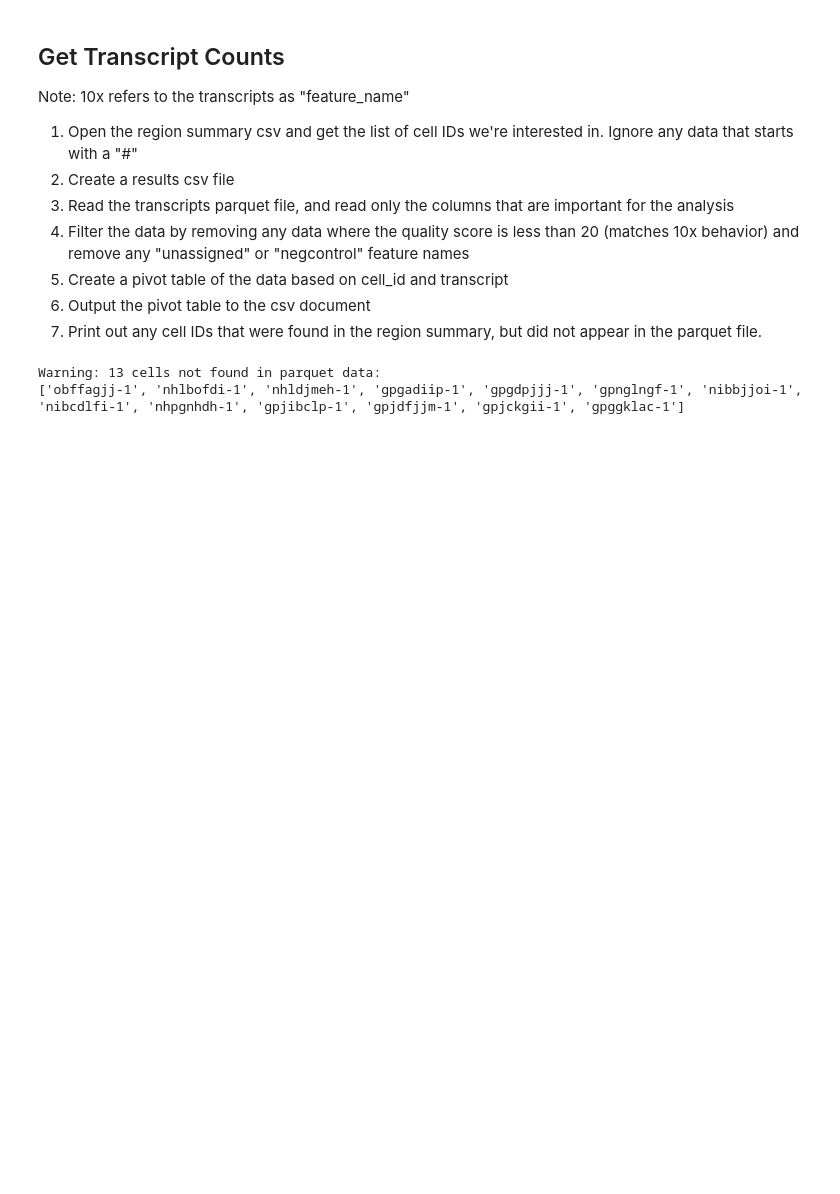
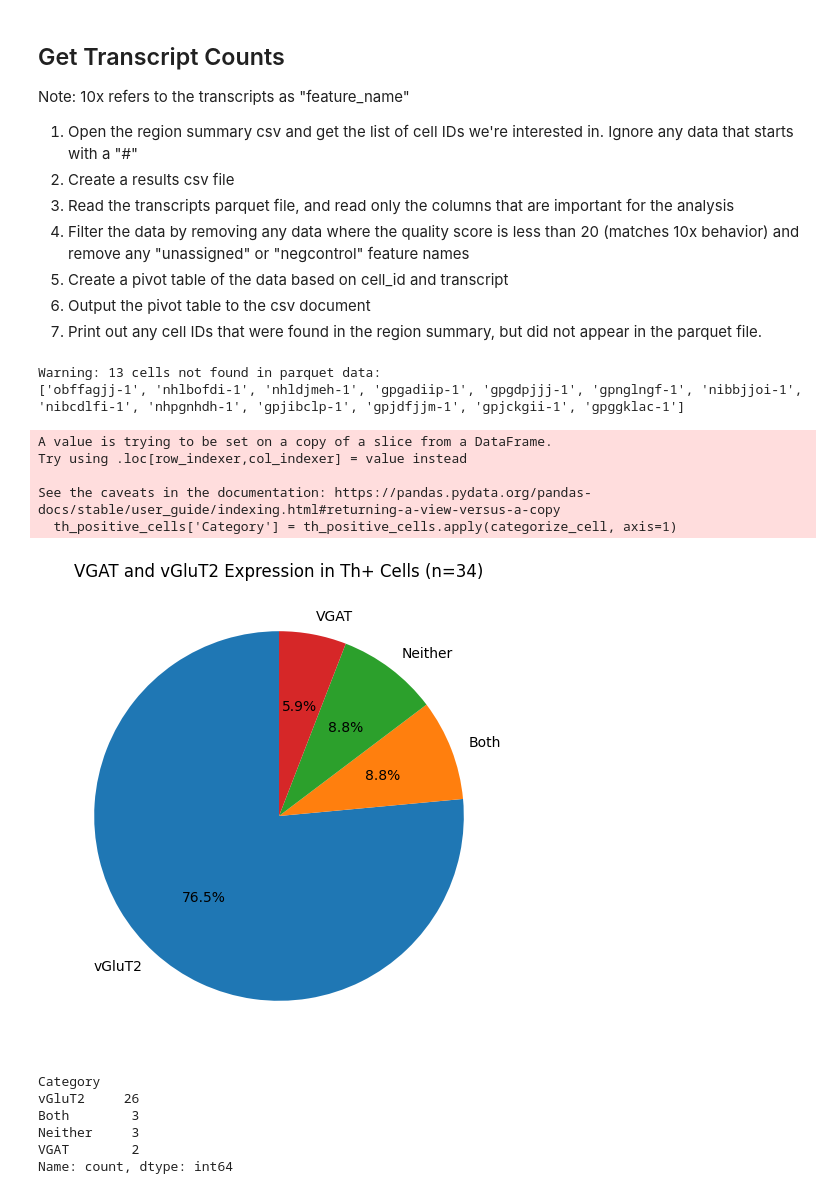
Before and after one commit to jrandall1737/transcript_counter, a Jupyter notebook: zarr_reader.ipynb, the cells around one changed output. Drawn from its saved outputs; the diff is of its cells as text; code cells hidden in the pictures; blank space fills up the shorter version.

Commit message:
Added in graphing of data for vgat and glu2 comparrison

```diff
--- a/zarr_reader.ipynb
+++ b/zarr_reader.ipynb
@@ -104,3 +104,55 @@ if len(missing_cells) > 0:
 # %% [output]
 Warning: 13 cells not found in parquet data:
 ['obffagjj-1', 'nhlbofdi-1', 'nhldjmeh-1', 'gpgadiip-1', 'gpgdpjjj-1', 'gpnglngf-1', 'nibbjjoi-1', 'nibcdlfi-1', 'nhpgnhdh-1', 'gpjibclp-1', 'gpjdfjjm-1', 'gpjckgii-1', 'gpggklac-1']
+# %%
+# Filter cells where Th > 0
+th_positive_cells = results_df[results_df['Th'] > 0]
+
+# Categorize cells by Slc32a1 (VGAT) and Slc17a6 (vGluT2) expression
+def categorize_cell(row):
+    has_vgat = row['Slc32a1'] > 0
+    has_vglut2 = row['Slc17a6'] > 0
+
+    if has_vgat and has_vglut2:
+        return 'Both'
+    elif has_vgat:
+        return 'VGAT'
+    elif has_vglut2:
+        return 'vGluT2'
+    else:
+        return 'Neither'
+
+th_positive_cells['Category'] = th_positive_cells.apply(categorize_cell, axis=1)
+category_counts = th_positive_cells['Category'].value_counts()
+
+# Create pie chart
+import matplotlib.pyplot as plt
+plt.figure(figsize=(8, 6))
+plt.pie(category_counts, labels=category_counts.index, autopct='%1.1f%%', startangle=90)
+plt.title(f'VGAT and vGluT2 Expression in Th+ Cells (n={len(th_positive_cells)})')
+plt.show()
+
+print(category_counts)
+
+# Create bar graph showing cell counts by category
+plt.figure(figsize=(8, 6))
+category_counts.plot(kind='bar', color=['skyblue', 'lightcoral', 'lightgreen', 'gold'])
+plt.xlabel('Category')
+plt.ylabel('Number of Cells')
+plt.title(f'Th+ Cell Distribution by Marker Expression (n={len(th_positive_cells)})')
+plt.xticks(rotation=45)
+plt.tight_layout()
+plt.show()
+# %% [output]
+A value is trying to be set on a copy of a slice from a DataFrame.
+Try using .loc[row_indexer,col_indexer] = value instead
+
+See the caveats in the documentation: https://pandas.pydata.org/pandas-docs/stable/user_guide/indexing.html#returning-a-view-versus-a-copy
+  th_positive_cells['Category'] = th_positive_cells.apply(categorize_cell, axis=1)
+[figure, added]
+Category
+vGluT2     26
+Both        3
+Neither     3
+VGAT        2
+Name: count, dtype: int64
```
Also changed, not shown: parts of 1 cell of this notebook.
